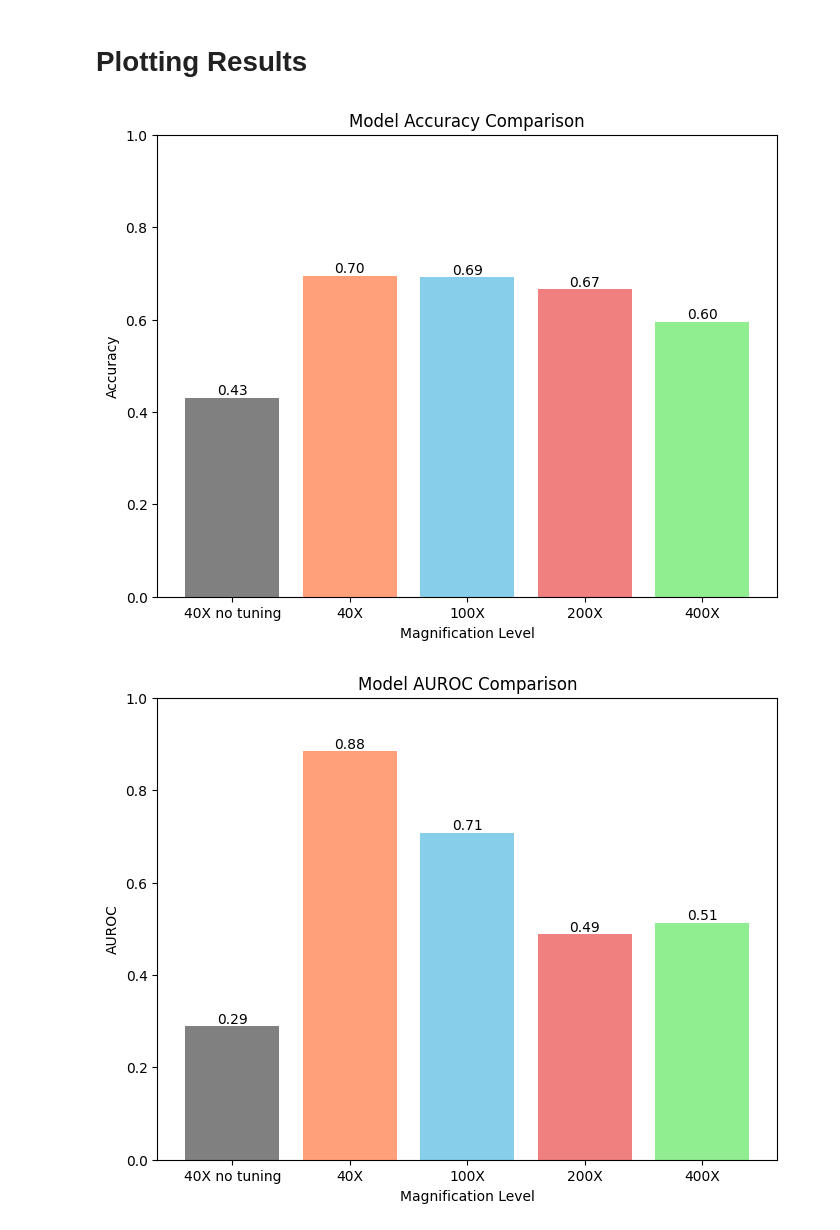
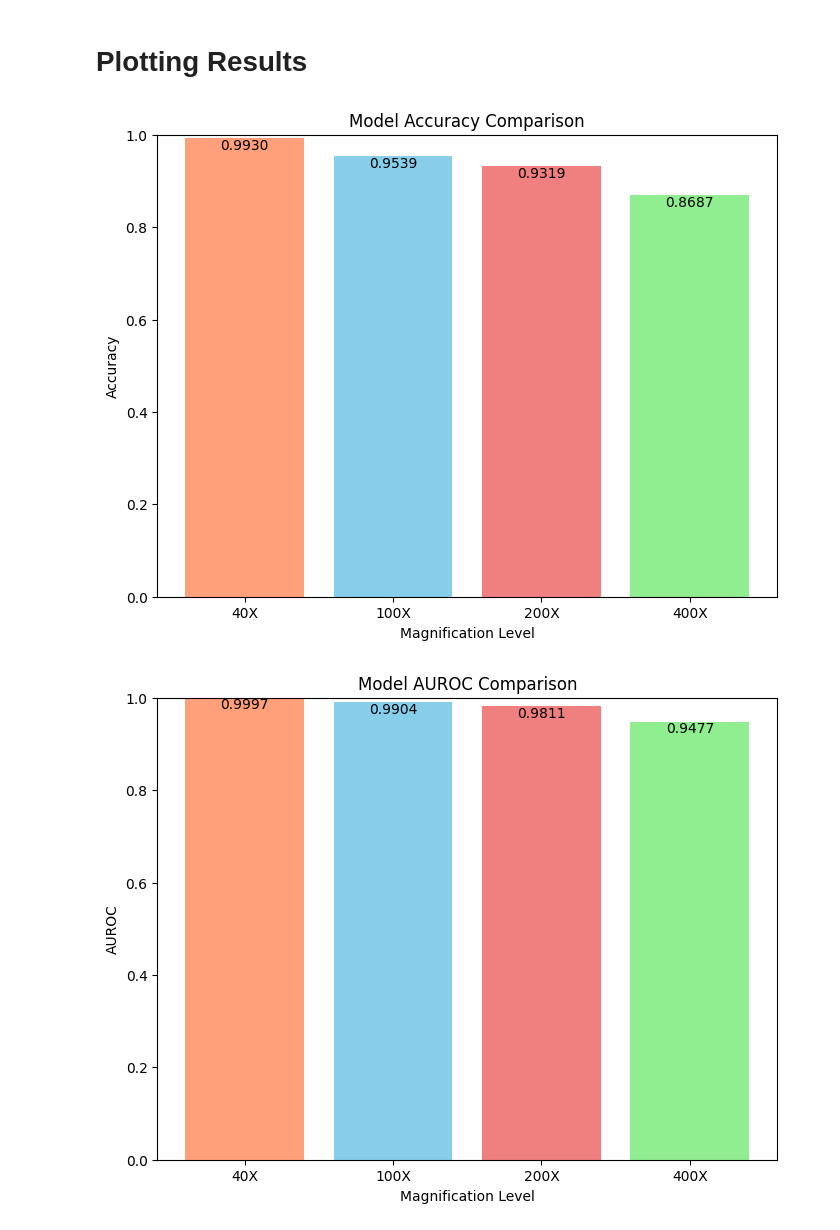
Before and after one commit to Chucklemunch/PathologyProject, a Jupyter notebook: code/magnification_validation.ipynb, the cells around one changed output. Drawn from its saved outputs; the diff is of its cells as text; code cells hidden in the pictures.

Commit message:
changed model to use cls embed at patch embed per documentation; added external_validation on PatchCam dataset

```diff
--- a/code/magnification_validation.ipynb
+++ b/code/magnification_validation.ipynb
@@ -67,16 +67,12 @@ with torch.no_grad():
     backbone = AutoModel.from_pretrained('kaiko-ai/midnight')
 
 # Load config
-with open('model_configs/best_hp_n2rtz657.pickle', 'rb') as f:
+with open('model_configs/best_hp_gnssbjst.pickle', 'rb') as f:
     config = pickle.load(f)
 
-# dropout = config['dropout']
-# hidden = config['classifier_hidden_dim']
-
-# model = PathBinaryClassifier(backbone, hidden=hidden, dropout=dropout)
 model = PathBinaryClassifier(backbone)
 # %%
-state_dict = torch.load('models/PathBinaryClassifier_fine-tuning-run-single-layer-head.pt')
+state_dict = torch.load('models/PathBinaryClassifier_fine-tuning-cls-patch-embed.pt')
 
 model.load_state_dict(state_dict)
 model
@@ -199,13 +195,9 @@ with torch.no_grad():
     backbone = AutoModel.from_pretrained('kaiko-ai/midnight')
 
 # Load config
-with open('model_configs/best_hp_n2rtz657.pickle', 'rb') as f:
+with open('model_configs/best_hp_gnssbjst.pickle', 'rb') as f:
     config = pickle.load(f)
 
-# dropout = config['dropout']
-# hidden = config['classifier_hidden_dim']
-
-# model = PathBinaryClassifier(backbone, hidden=hidden, dropout=dropout).to(device)
 model = PathBinaryClassifier(backbone).to(device)
 
 test_acc_40_no_tuning, test_auroc_40_no_tuning = test(model, test_dataloader_40)
@@ -251,13 +240,13 @@ plt.imshow(img_400X)
 # %%
 # Plotting Accuracies
 
-mag_levels = ['40X no tuning', '40X', '100X', '200X', '400X']
+mag_levels = ['40X', '100X', '200X', '400X']
 
-accuracies = [test_acc_40_no_tuning, test_acc_40, test_acc_100, test_acc_200, test_acc_400]
+accuracies = [test_acc_40, test_acc_100, test_acc_200, test_acc_400]
 
 # Create the bar plot
 plt.figure(figsize=(8, 6)) # Optional: Adjust figure size for better readability
-plt.bar(mag_levels, accuracies, color=['grey', 'lightsalmon', 'skyblue', 'lightcoral', 'lightgreen'])
+plt.bar(mag_levels, accuracies, color=['lightsalmon', 'skyblue', 'lightcoral', 'lightgreen'])
 
 # Add labels and title
 plt.xlabel('Magnification Level')
@@ -267,31 +256,31 @@ plt.ylim(0, 1) # Set y-axis limits from 0 to 1 for accuracy
 
 # Optional: Add accuracy values on top of the bars
 for i, accuracy in enumerate(accuracies):
-    plt.text(i, accuracy, f'{accuracy:.2f}', ha='center', va='bottom')
+    plt.text(i, accuracy, f'{accuracy:.4f}', ha='center', va='top')
 
 # Display the plot
 plt.show()
 # %% [output]
-[figure, old version]
+[figure, new version]
 # %%
 # Plotting AUROCs
-aurocs = [test_auroc_40_no_tuning, test_auroc_40, test_auroc_100, test_auroc_200, test_auroc_400]
+aurocs = [test_auroc_40, test_auroc_100, test_auroc_200, test_auroc_400]
 
 # Create the bar plot
 plt.figure(figsize=(8, 6)) # Optional: Adjust figure size for better readability
-plt.bar(mag_levels, aurocs, color=['grey', 'lightsalmon', 'skyblue', 'lightcoral', 'lightgreen'])
+plt.bar(mag_levels, aurocs, color=['lightsalmon', 'skyblue', 'lightcoral', 'lightgreen'])
 
 # Add labels and title
 plt.xlabel('Magnification Level')
 plt.ylabel('AUROC')
 plt.title('Model AUROC Comparison')
 plt.ylim(0, 1) # Set y-axis limits from 0 to 1 for accuracy
 
 # Optional: Add accuracy values on top of the bars
 for i, auroc in enumerate(aurocs):
-    plt.text(i, auroc, f'{auroc:.2f}', ha='center', va='bottom')
+    plt.text(i, auroc, f'{auroc:.4f}', ha='center', va='top')
 
 # Display the plot
 plt.show()
 # %% [output]
-[figure, old version]
+[figure, new version]
```
Also changed, not shown: parts of 6 cells of this notebook, 7 other files.
